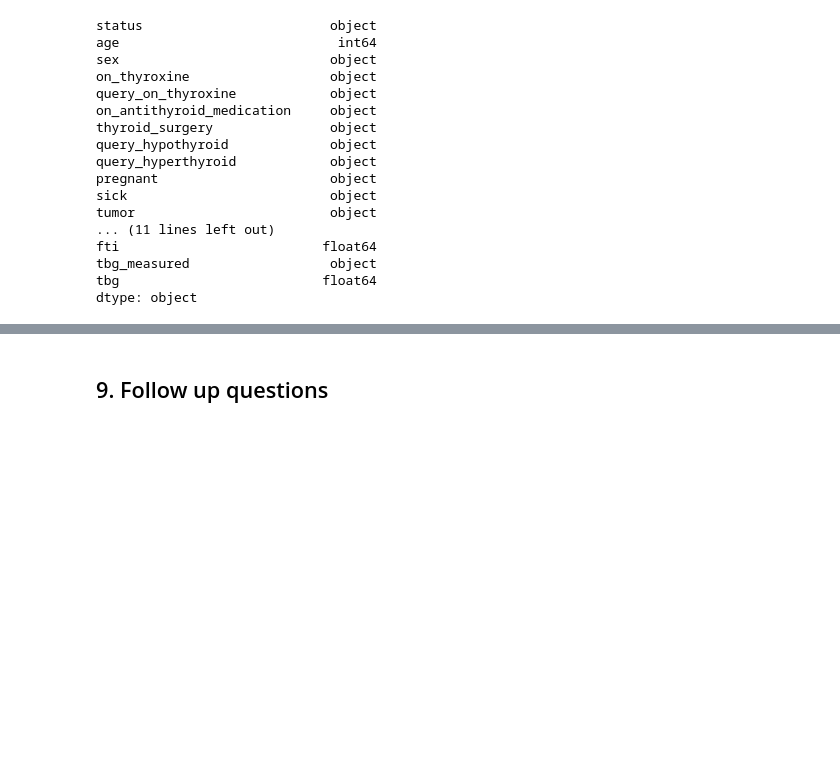
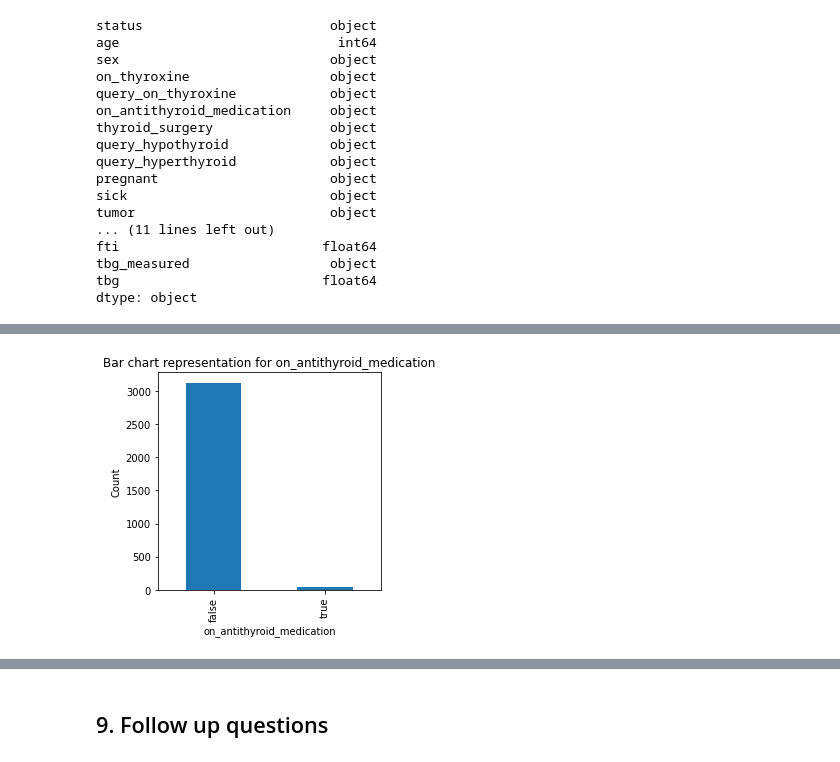
Before and after one commit to R-Owino/HYPOTHYROIDISM-CLASSIFICATION-IN-PATIENTS, a Jupyter notebook: Moringa_Data_Science_Core_W8_Independent_Project_2022_04_Rehema_Owino.ipynb, the cells around one changed output, grey strips where cells are left out. Saved outputs shown, nothing was run; the diff lists cells and outputs as text; code cells hidden in the pictures; blank space fills up the shorter version.

```diff
--- a/Moringa_Data_Science_Core_W8_Independent_Project_2022_04_Rehema_Owino.ipynb
+++ b/Moringa_Data_Science_Core_W8_Independent_Project_2022_04_Rehema_Owino.ipynb
@@ -261,0 +331,7 @@ Except age, most of the numeric columns have outliers. These will be removed dur
+# %%
+# bar chart representation for on_antithyroid_medication
+bar('on_antithyroid_medication', (4,4))
+
+# most patients were not on any antithyroid medication
+# %% [output]
+[figure, added]
```
Also changed, not shown: parts of 98 cells of this notebook.
